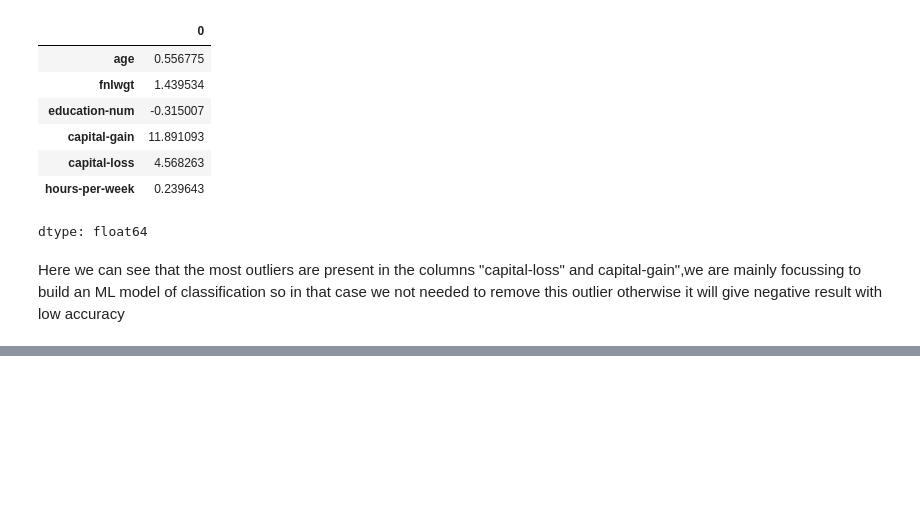
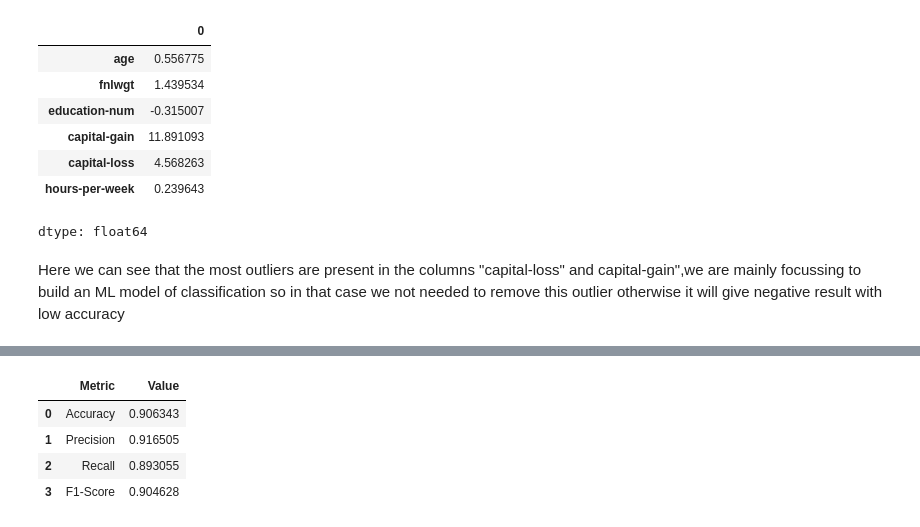
Before and after one commit to Jubin5/DSML-Project, a Jupyter notebook: DSML_Project.ipynb, the cells around one changed output, grey strips where cells are left out. Cells and saved outputs as stored; diff of their text form; code cells hidden in the pictures; blank space fills up the shorter version.

```diff
--- a/DSML_Project.ipynb
+++ b/DSML_Project.ipynb
@@ -324,0 +542,25 @@ X_train, X_test, y_train, y_test = train_test_split(X_selected, y, test_size=0.2
+# %%
+import pandas as pd
+
+accuracy = 0.906342580123889
+precision =0.9165045846068353
+recall =0.893055367537566
+F1 = 0.9046280425094275
+
+# Create a dictionary with the metrics
+metrics = {
+    'Metric': ['Accuracy', 'Precision', 'Recall', 'F1-Score'],
+    'Value': [accuracy, precision, recall, F1]
+}
+
+# Create a Pandas DataFrame from the dictionary
+metrics_df = pd.DataFrame(metrics)
+
+# Display the DataFrame as a table
+metrics_df
+# %% [output]
+|  | Metric | Value |
+| 0 | Accuracy | 0.906343 |
+| 1 | Precision | 0.916505 |
+| 2 | Recall | 0.893055 |
+| 3 | F1-Score | 0.904628 |
```
Also changed, not shown: parts of 28 cells of this notebook.
